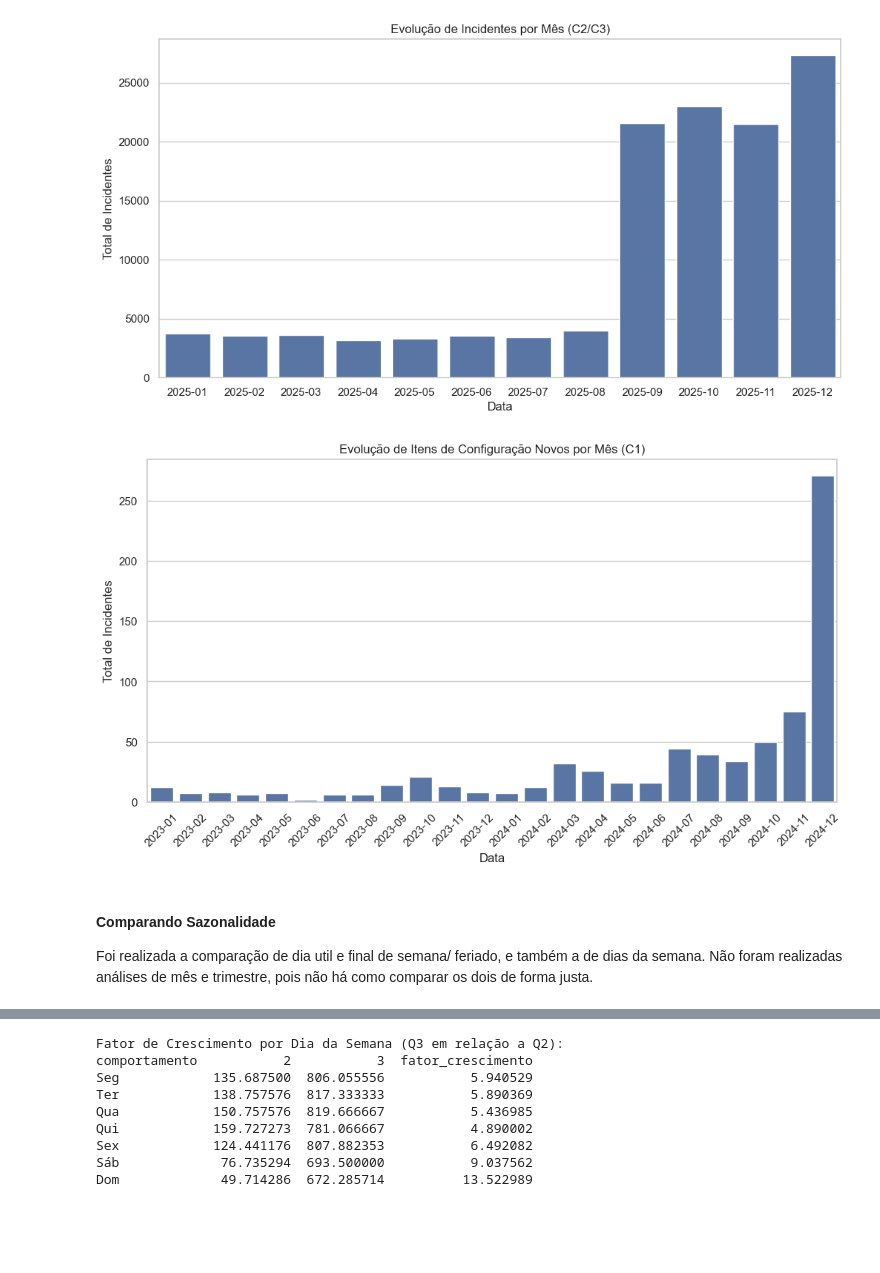
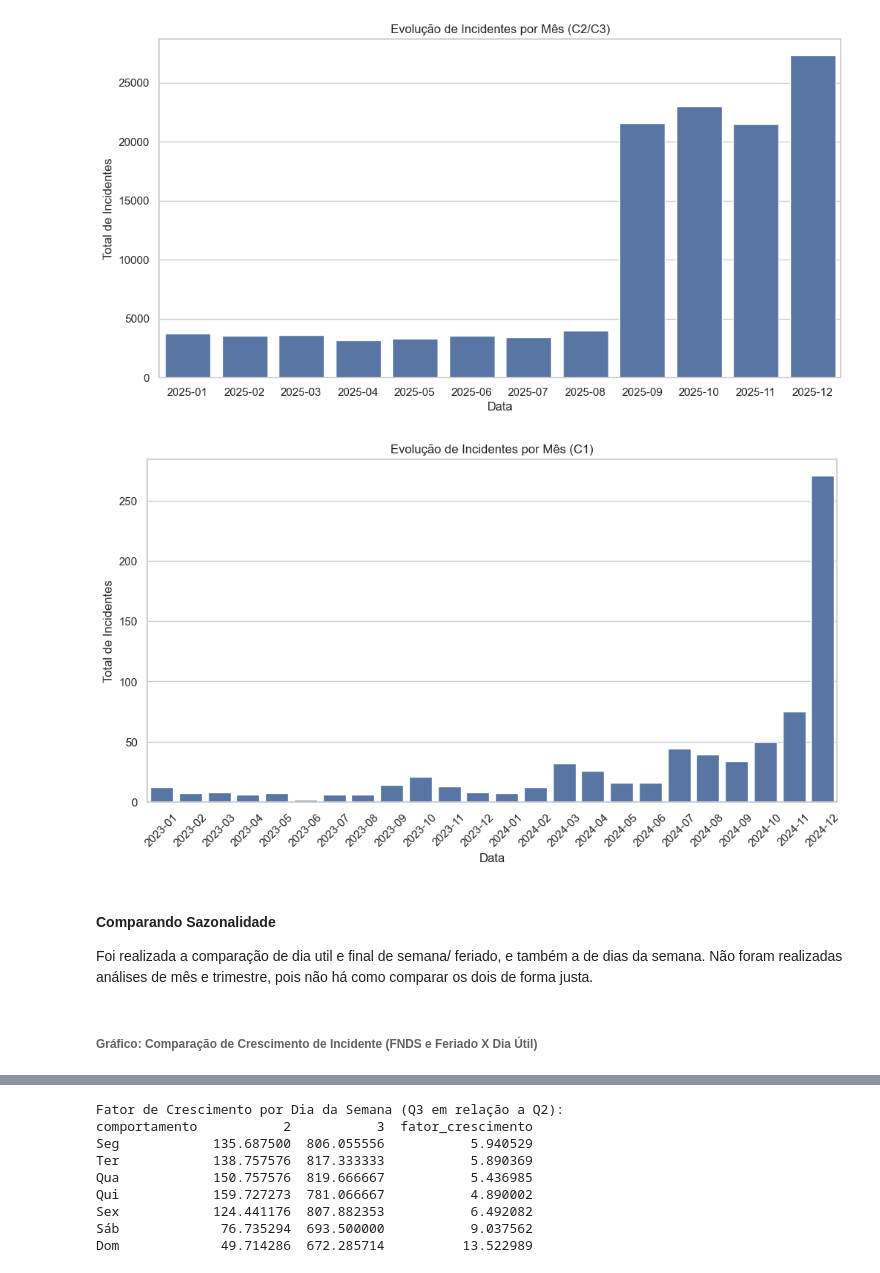
Before and after one commit to jffdevbr/challenge_locaweb, a Jupyter notebook: notebooks/data_exploration_target_behavior.ipynb, the cells around one changed output, grey strips where cells are left out. Saved outputs shown, nothing was run; the diff lists cells and outputs as text; code cells hidden in the pictures; blank space fills up the shorter version.

```diff
--- a/notebooks/data_exploration_target_behavior.ipynb
+++ b/notebooks/data_exploration_target_behavior.ipynb
@@ -171,6 +171,25 @@ Data Máxima: 2025-12-31 23:45:32+00:00
 Intervalo Total: 1094 dias
 # %% [markdown]
 ## Código Principal
+# %%
+# Colunas adicionais para o df de incidentes
+
+df['hora'] = df["Aberto"].dt.hour
+
+#  Nova Coluna (Turno)
+filtros = [
+    (df['hora'] >= 0) & (df['hora'] < 6),
+    (df['hora'] >= 6) & (df['hora'] < 12),
+    (df['hora'] >= 12) & (df['hora'] < 18),
+    (df['hora'] >= 18) & (df['hora'] <= 23)
+]
+valores = ["Madrugada", "Manhã", "Tarde", "Noite"]
+df['turno'] = np.select(filtros, valores, default="Turno Não Identificado")
+
+# Nova Coluna (Hor_comercial)
+filtro_comercial = [(df['hora'] >= 8) & (df['hora'] <= 18)]
+valor_comercial = [1]
+df['hor_comercial'] = np.select(filtro_comercial, valor_comercial, default=0)
 # %% [markdown]
 ### Cálculo Volumetria de Incidentes por dia
 Criação da tabela "s_volume"
@@ -302,3 +321,14 @@ df_diario = pd.merge(df_diario, df_kpi_violado, on='data', how='left')
 df_diario.fillna(0, inplace=True)
 cols_to_convert = ['inc_kpi_violado', 'inc_kpi_violado_ac_mes', 'inc_kpi_violado_ac_ano', 'inc_p1_kpi_violado', 'inc_p2_kpi_violado', 'inc_p3_kpi_violado']
 df_diario[cols_to_convert] = df_diario[cols_to_convert].astype(int)
+# %%
+# Cálculo de incidentes por turno
+df_inc_horario = df.groupby('data').agg(
+    inc_madrugada=('turno', lambda x: (x == 'Madrugada').sum()),
+    inc_manha=('turno', lambda x: (x == 'Manhã').sum()),
+    inc_tarde=('turno', lambda x: (x == 'Tarde').sum()),
+    inc_noite=('turno', lambda x: (x == 'Noite').sum()),
+    inc_hor_com=('hor_comercial', lambda x: (x==1).sum()),
+    inc_fora_hor_com=('hor_comercial', lambda x: (x==0).sum())
+).reset_index()
+df_inc_horario.head()
@@ -304,0 +342,6 @@ df_diario[cols_to_convert] = df_diario[cols_to_convert].astype(int)
+# %%
+# Merge df_inc_turno e df_diario
+df_diario = pd.merge(df_diario, df_inc_horario, on='data', how='left')
+df_diario.fillna(0, inplace=True)
+cols_to_convert = ["inc_madrugada", "inc_manha", "inc_tarde", "inc_noite", "inc_hor_com", "inc_fora_hor_com"]
+df_diario[cols_to_convert] = df_diario[cols_to_convert].astype(int)
@@ -761,17 +836,19 @@ plt.show()
 # %%
 # Gráfico de número de incidentes por mês
 plt.figure(figsize=(12, 6))
 sns.barplot(data=incidentes_por_mes_C1, x=incidentes_por_mes_C1.index, y='total_incidentes')
-plt.title("Evolução de Itens de Configuração Novos por Mês (C1)")
+plt.title("Evolução de Incidentes por Mês (C1)")
 plt.xlabel("Data")
 plt.ylabel("Total de Incidentes")
 plt.xticks(rotation=45)
 plt.show()
 # %% [output]
-[figure, old version]
+[figure, new version]
 # %% [markdown]
 #### Comparando Sazonalidade
 Foi realizada a comparação de dia util e final de semana/ feriado, e também a de dias da semana. Não foram realizadas análises de mês e trimestre, pois não há como comparar os dois de forma justa.
+# %% [markdown]
+###### Gráfico: Comparação de Crescimento de Incidente (FNDS e Feriado X Dia Útil)
 # %%
 # Comparação Final de Semana X Feriado
 df_agrupado = df_diario.groupby(['comportamento', 'tipo_dia', 'data'])['total_incidentes'].sum().reset_index()
```
Also changed, not shown: parts of 35 cells of this notebook.
